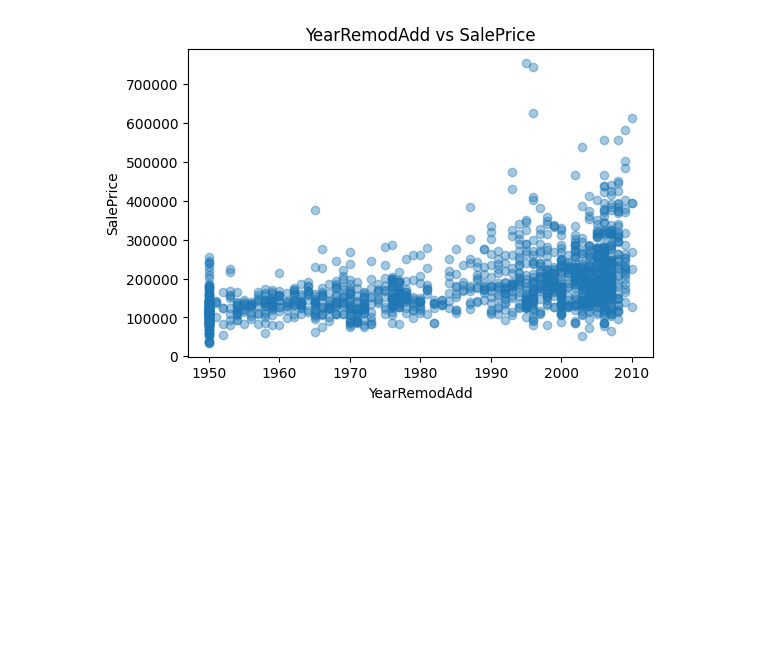
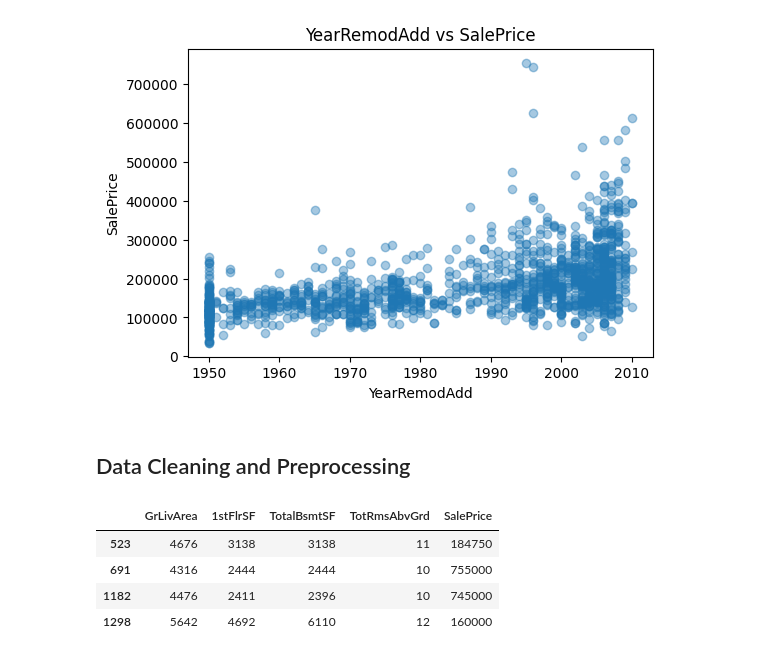
Before and after one commit to mim-1999/ames-housing-regression, a Jupyter notebook: Ames_Housing_EDA_LinearRegression.ipynb, the cells around one changed output. Cells and saved outputs as stored; diff of their text form; code cells hidden in the pictures; blank space fills up the shorter version.

```diff
--- a/Ames_Housing_EDA_LinearRegression.ipynb
+++ b/Ames_Housing_EDA_LinearRegression.ipynb
@@ -353,3 +357,13 @@ for feature in top_numeric:
 [figure]
 [figure]
 [figure]
+# %% [markdown]
+## Data Cleaning and Preprocessing
+# %%
+df[(df['GrLivArea'] > 4000)][['GrLivArea', '1stFlrSF', 'TotalBsmtSF', 'TotRmsAbvGrd', 'SalePrice']]
+# %% [output]
+|  | GrLivArea | 1stFlrSF | TotalBsmtSF | TotRmsAbvGrd | SalePrice |
+| 523 | 4676 | 3138 | 3138 | 11 | 184750 |
+| 691 | 4316 | 2444 | 2444 | 10 | 755000 |
+| 1182 | 4476 | 2411 | 2396 | 10 | 745000 |
+| 1298 | 5642 | 4692 | 6110 | 12 | 160000 |
```
Also changed, not shown: parts of 11 cells of this notebook.
